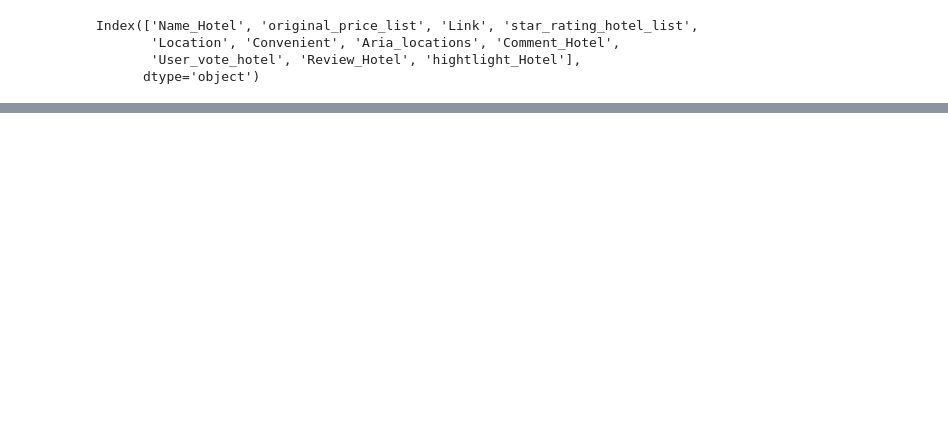
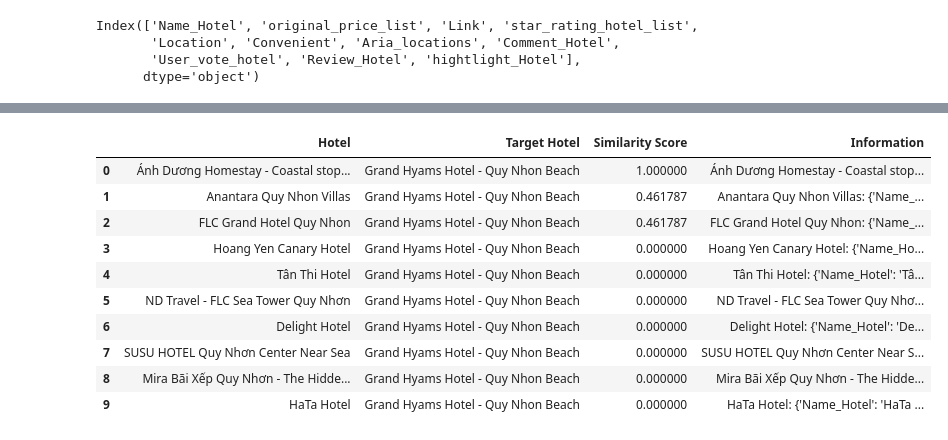
Before and after one commit to DoanHoaiNam/DSG-bath15, a Jupyter notebook: Content-based.ipynb, the cells around one changed output, grey strips where cells are left out. Drawn from its saved outputs; the diff is of its cells as text; code cells hidden in the pictures; blank space fills up the shorter version.

```diff
--- a/Content-based.ipynb
+++ b/Content-based.ipynb
@@ -117,19 +151,10 @@ Name: description, Length: 443, dtype: object
 # Xử lý dữ liệu, nếu cần
 # Ví dụ: Kết hợp các trường 'Tên khách sạn' và 'Tiện ích' thành một trường duy nhất 'Mô tả'
 #df['Mô tả'] = df['Name_Hotel'] + ' ' + df['star_rating_hotel_list'] + ' ' + df['voting_user_list'] + ' ' + df['review_list']
-df['description'] = (
-    df['star_rating_hotel_list'].astype(str) +
-    ' ' +
-    df['Aria_locations'].astype(str) +
-    ' ' +
-    df['Convenient'].astype(str) +
-    ' ' +
-    df['Review_Hotel'].astype(str) +
-    ' ' +
-    df['hightlight_Hotel'].astype(str) +
-    ' ' +
-    df['User_vote_hotel'].astype(str)
-)
+numeric_columns = ['star_rating_hotel_list', 'User_vote_hotel','original_price_list']
+
+# Tạo cột 'description' chỉ từ các cột giá trị số
+df['description'] = df[numeric_columns].astype(str).agg(' '.join, axis=1)
 
 # Sử dụng TF-IDF để biểu diễn văn bản thành ma trận số
 tfidf_vectorizer = TfidfVectorizer(stop_words='english')
@@ -154,8 +179,7 @@ def content_based_recommendation(hotel_name, cosine_similarities, df):
         print(f'Hotel not found: {hotel_name}')
         return []
 
-
 # Đề xuất 10 khách sạn tương tự với khách sạn có tên là 'Tên khách sạn cần đề xuất'
-recommended_hotels = content_based_recommendation("Q House- Green Villa Quy Nhơn", cosine_similarities, df)
+recommended_hotels = content_based_recommendation("Grand Hyams Hotel - Quy Nhon Beach", cosine_similarities, df)
 print(recommended_hotels)
 # %% [output]
@@ -254,0 +197,53 @@ print(tfidf_matrix)
+# %%
+import pandas as pd
+hotels_to_check = top_10_hotels_names
+
+
+# Create an empty DataFrame
+result_df = pd.DataFrame(columns=['Hotel', 'Target Hotel', 'Similarity Score', 'Information'])
+
+# Target hotel for comparison
+target_hotel = "Grand Hyams Hotel - Quy Nhon Beach"
+
+# Check the similarities between the specified hotels and the target hotel
+for hotel_name in hotels_to_check:
+    # Check if both hotels are in the DataFrame
+    if hotel_name in df['Name_Hotel'].values and target_hotel in df['Name_Hotel'].values:
+        # Calculate the cosine similarity between the two hotels
+        hotel_index = df[df['Name_Hotel'] == hotel_name].index[0]
+        target_index = df[df['Name_Hotel'] == target_hotel].index[0]
+        similarity_score = cosine_similarities[hotel_index, target_index]
+
+        # Get the information for each hotel
+        hotel_info = df.iloc[hotel_index].to_dict()
+        target_info = df.iloc[target_index].to_dict()
+
+        # Append information to the result DataFrame
+        result_df = result_df.append({
+            'Hotel': hotel_name,
+            'Target Hotel': target_hotel,
+            'Similarity Score': similarity_score,
+            'Information': f"{hotel_name}: {hotel_info}\n{target_hotel}: {target_info}"
+        }, ignore_index=True)
+    else:
+        result_df = result_df.append({
+            'Hotel': hotel_name,
+            'Target Hotel': target_hotel,
+            'Similarity Score': 'Not found',
+            'Information': 'At least one of the hotels not found'
+        }, ignore_index=True)
+
+# Display the result DataFrame
+result_df
+# %% [output]
+|  | Hotel | Target Hotel | Similarity Score | Information |
+| 0 | Ánh Dương Homestay - Coastal stop... | Grand Hyams Hotel - Quy Nhon Beach | 1.000000 | Ánh Dương Homestay - Coastal stop... |
+| 1 | Anantara Quy Nhon Villas | Grand Hyams Hotel - Quy Nhon Beach | 0.461787 | Anantara Quy Nhon Villas: {'Name_... |
+| 2 | FLC Grand Hotel Quy Nhon | Grand Hyams Hotel - Quy Nhon Beach | 0.461787 | FLC Grand Hotel Quy Nhon: {'Name_... |
+| 3 | Hoang Yen Canary Hotel | Grand Hyams Hotel - Quy Nhon Beach | 0.000000 | Hoang Yen Canary Hotel: {'Name_Ho... |
+| 4 | Tân Thi Hotel | Grand Hyams Hotel - Quy Nhon Beach | 0.000000 | Tân Thi Hotel: {'Name_Hotel': 'Tâ... |
+| 5 | ND Travel - FLC Sea Tower Quy Nhơn | Grand Hyams Hotel - Quy Nhon Beach | 0.000000 | ND Travel - FLC Sea Tower Quy Nhơ... |
+| 6 | Delight Hotel | Grand Hyams Hotel - Quy Nhon Beach | 0.000000 | Delight Hotel: {'Name_Hotel': 'De... |
+| 7 | SUSU HOTEL Quy Nhơn Center Near Sea | Grand Hyams Hotel - Quy Nhon Beach | 0.000000 | SUSU HOTEL Quy Nhơn Center Near S... |
+| 8 | Mira Bãi Xếp Quy Nhơn - The Hidde... | Grand Hyams Hotel - Quy Nhon Beach | 0.000000 | Mira Bãi Xếp Quy Nhơn - The Hidde... |
+| 9 | HaTa Hotel | Grand Hyams Hotel - Quy Nhon Beach | 0.000000 | HaTa Hotel: {'Name_Hotel': 'HaTa ... |
```
Also changed, not shown: parts of 14 cells of this notebook.
